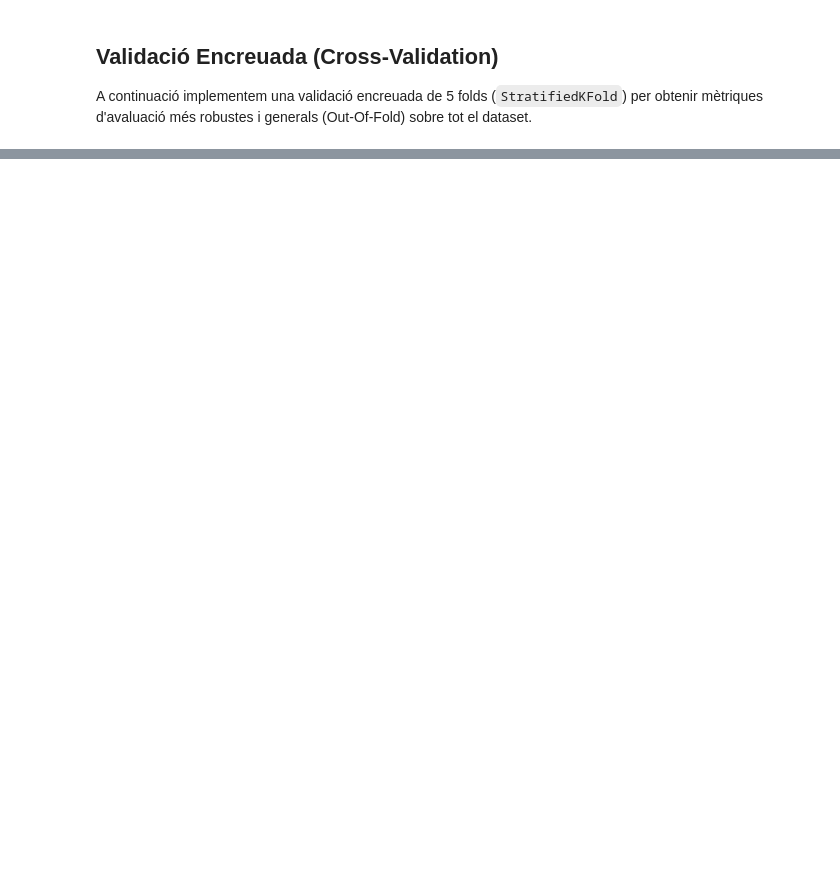
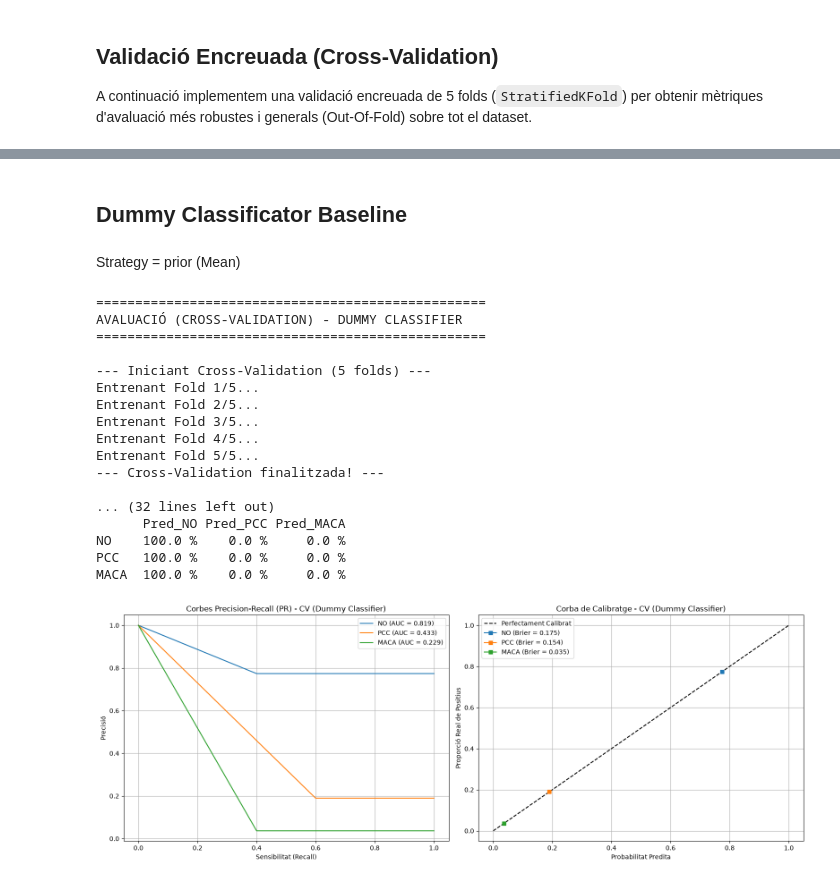
Before and after one commit to Marc-yes/TFG_MarcRoda, a Jupyter notebook: ai/baselines.ipynb, the cells around one changed output, grey strips where cells are left out. Cells and saved outputs as stored; diff of their text form; code cells hidden in the pictures; blank space fills up the shorter version.

Commit message:
Feedback en portal + new baselines

```diff
--- a/ai/baselines.ipynb
+++ b/ai/baselines.ipynb
@@ -222,0 +241,29 @@ Entrenant Fold 5/5...
+# %% [markdown]
+## Dummy Classificator Baseline
+# %% [markdown]
+Strategy = prior (Mean)
+# %%
+from sklearn.dummy import DummyClassifier
+
+MODEL1 = DummyClassifier(strategy="prior")
+MODEL2 = DummyClassifier(strategy="prior")
+run_cross_validation_pipeline(MODEL1, MODEL2, "Dummy Classifier")
+# %% [output]
+==================================================
+AVALUACIÓ (CROSS-VALIDATION) - DUMMY CLASSIFIER
+==================================================
+
+--- Iniciant Cross-Validation (5 folds) ---
+Entrenant Fold 1/5...
+Entrenant Fold 2/5...
+Entrenant Fold 3/5...
+Entrenant Fold 4/5...
+Entrenant Fold 5/5...
+--- Cross-Validation finalitzada! ---
+
+... (32 lines left out)
+      Pred_NO Pred_PCC Pred_MACA
+NO    100.0 %    0.0 %     0.0 %
+PCC   100.0 %    0.0 %     0.0 %
+MACA  100.0 %    0.0 %     0.0 %
+[figure, added]
```
Also changed, not shown: parts of 10 cells of this notebook, 6 other files.
